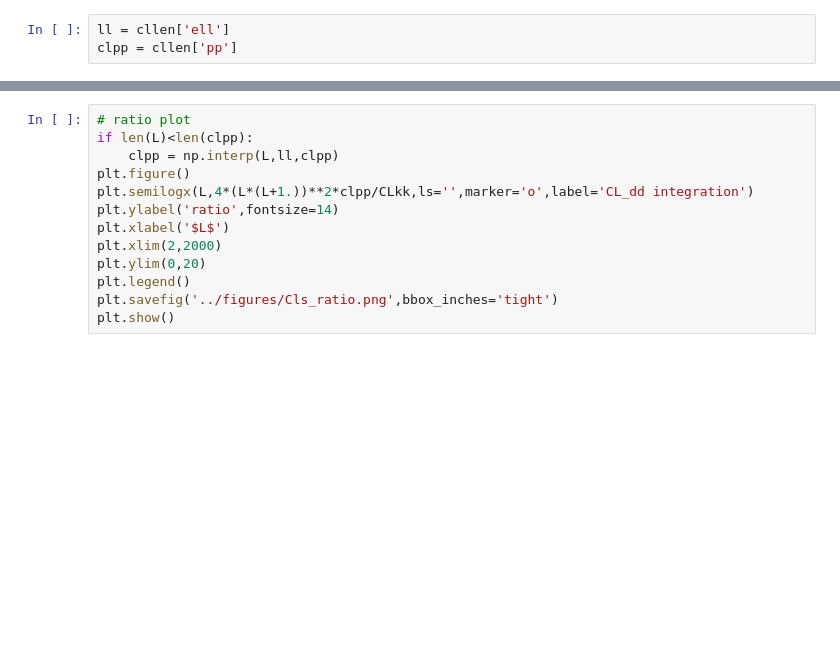
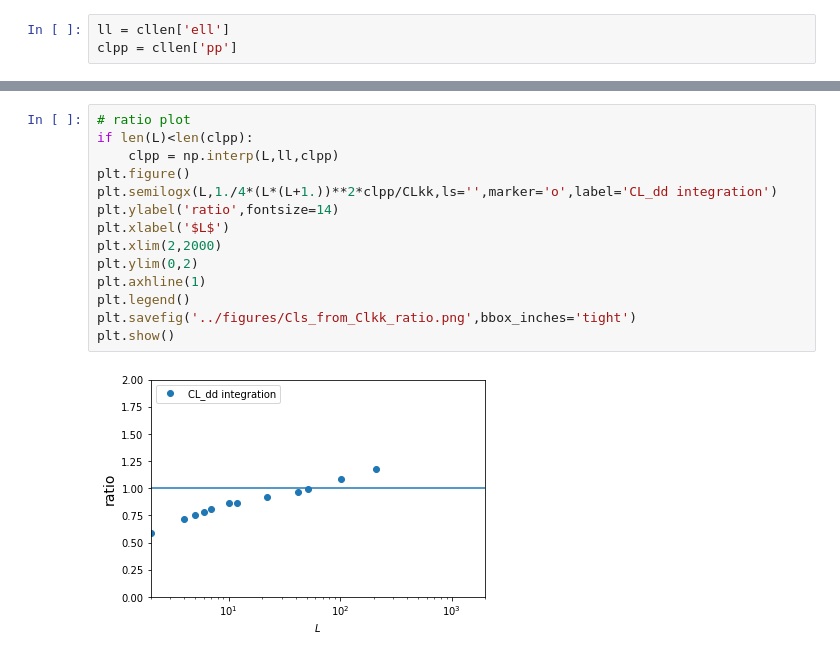
Before and after one commit to VMBoehm/postlimber, a Jupyter notebook: notebooks/IntegrateCldd.ipynb, the cells around one changed output, grey strips where cells are left out. Drawn from its saved outputs; the diff is of its cells as text; blank space fills up the shorter version.

Commit message:
new plots with updated Cl_pp

```diff
--- a/notebooks/IntegrateCldd.ipynb
+++ b/notebooks/IntegrateCldd.ipynb
@@ -271,13 +325,16 @@ plt.show()
 # %%
 # ratio plot
 if len(L)<len(clpp):
     clpp = np.interp(L,ll,clpp)
 plt.figure()
-plt.semilogx(L,4*(L*(L+1.))**2*clpp/CLkk,ls='',marker='o',label='CL_dd integration')
+plt.semilogx(L,1./4*(L*(L+1.))**2*clpp/CLkk,ls='',marker='o',label='CL_dd integration')
 plt.ylabel('ratio',fontsize=14)
 plt.xlabel('$L$')
 plt.xlim(2,2000)
-plt.ylim(0,20)
+plt.ylim(0,2)
+plt.axhline(1)
 plt.legend()
-plt.savefig('../figures/Cls_ratio.png',bbox_inches='tight')
+plt.savefig('../figures/Cls_from_Clkk_ratio.png',bbox_inches='tight')
 plt.show()
+# %% [output]
+[figure, added]
```
Also changed, not shown: parts of 9 cells of this notebook, 8 other files.
